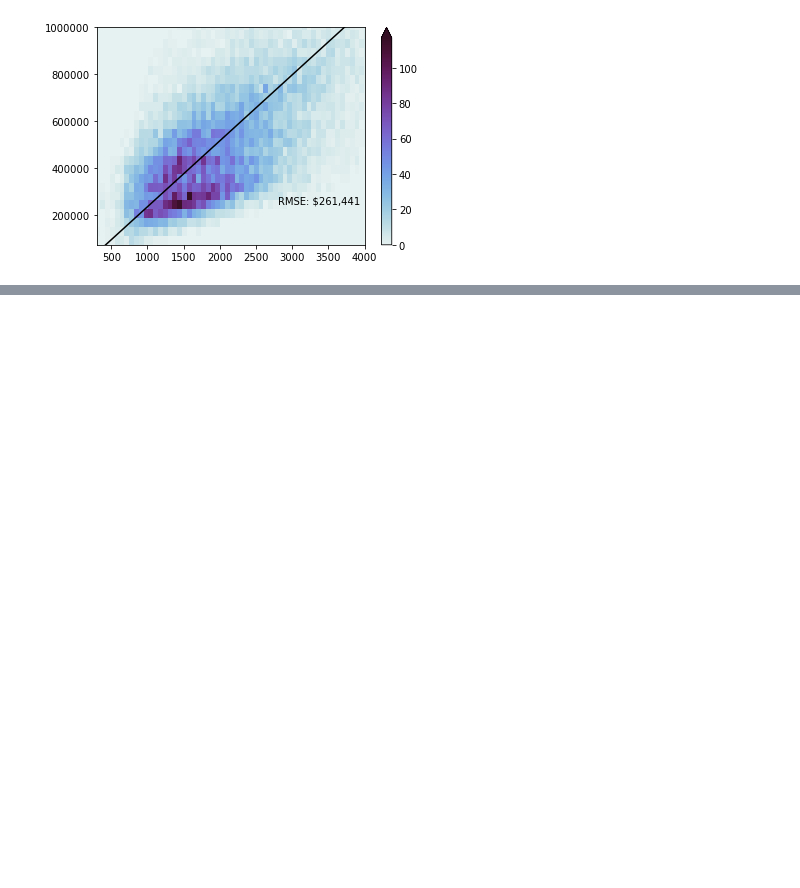
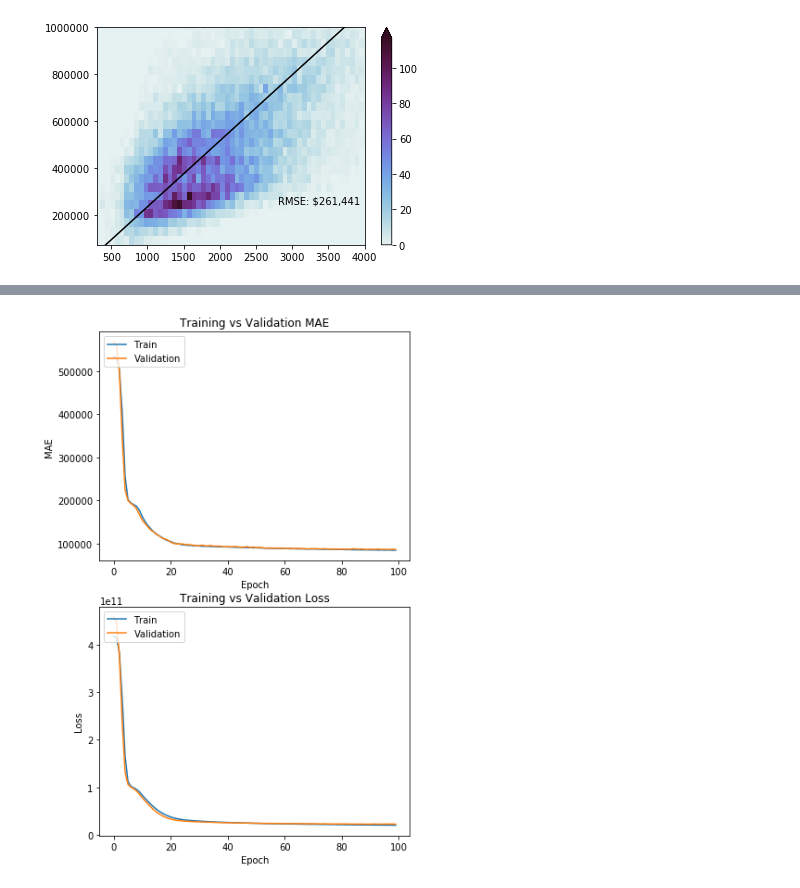
Before and after one commit to sridge/ml-practice, a Jupyter notebook: HousingPrices.ipynb, the cells around one changed output, grey strips where cells are left out. Cells and saved outputs as stored; diff of their text form; code cells hidden in the pictures; blank space fills up the shorter version.

```diff
--- a/HousingPrices.ipynb
+++ b/HousingPrices.ipynb
@@ -63,0 +182,16 @@ Text(2800, 250000.0, 'RMSE: $261,441')
+# %%
+X = df[feature_list+['lat','long']]
+
+Y = df['price']
+# %%
+X_norm = (X-X.min())/X.max()
+X_norm = (X-X.mean())/X.std()
+# %%
+nx = len(X.columns)
+ny = 1
+# %%
+model = simple_NN(nx,ny)
+
+hist = model.fit(x=X_norm, y=Y,
+                     batch_size=128, epochs=100, verbose=0,
+                     validation_split=0.2)
@@ -63,0 +217,4 @@ Text(2800, 250000.0, 'RMSE: $261,441')
+# %%
+plot_hist(hist.history)
+# %% [output]
+[figure, added]
```
Also changed, not shown: parts of 25 cells of this notebook.
